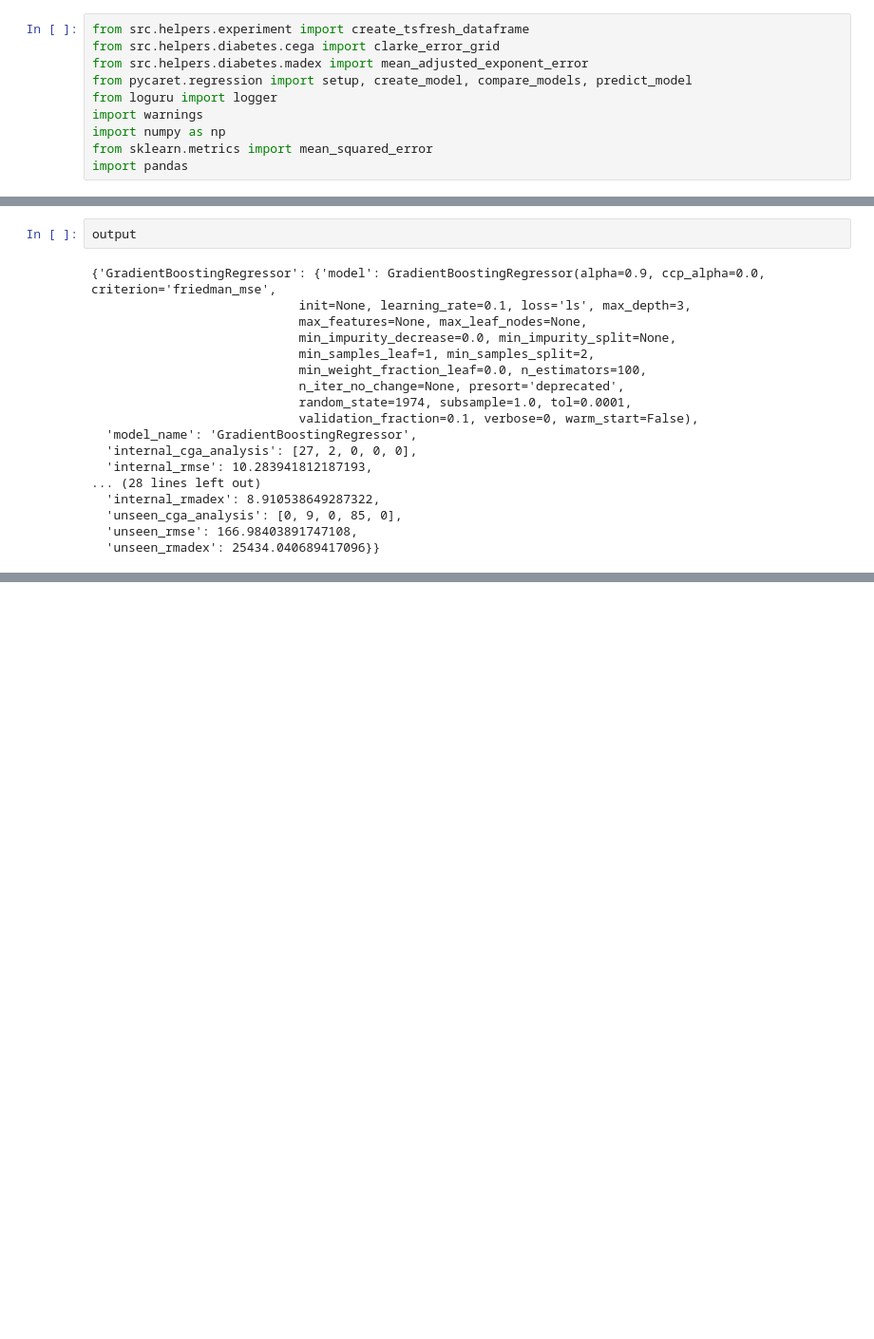
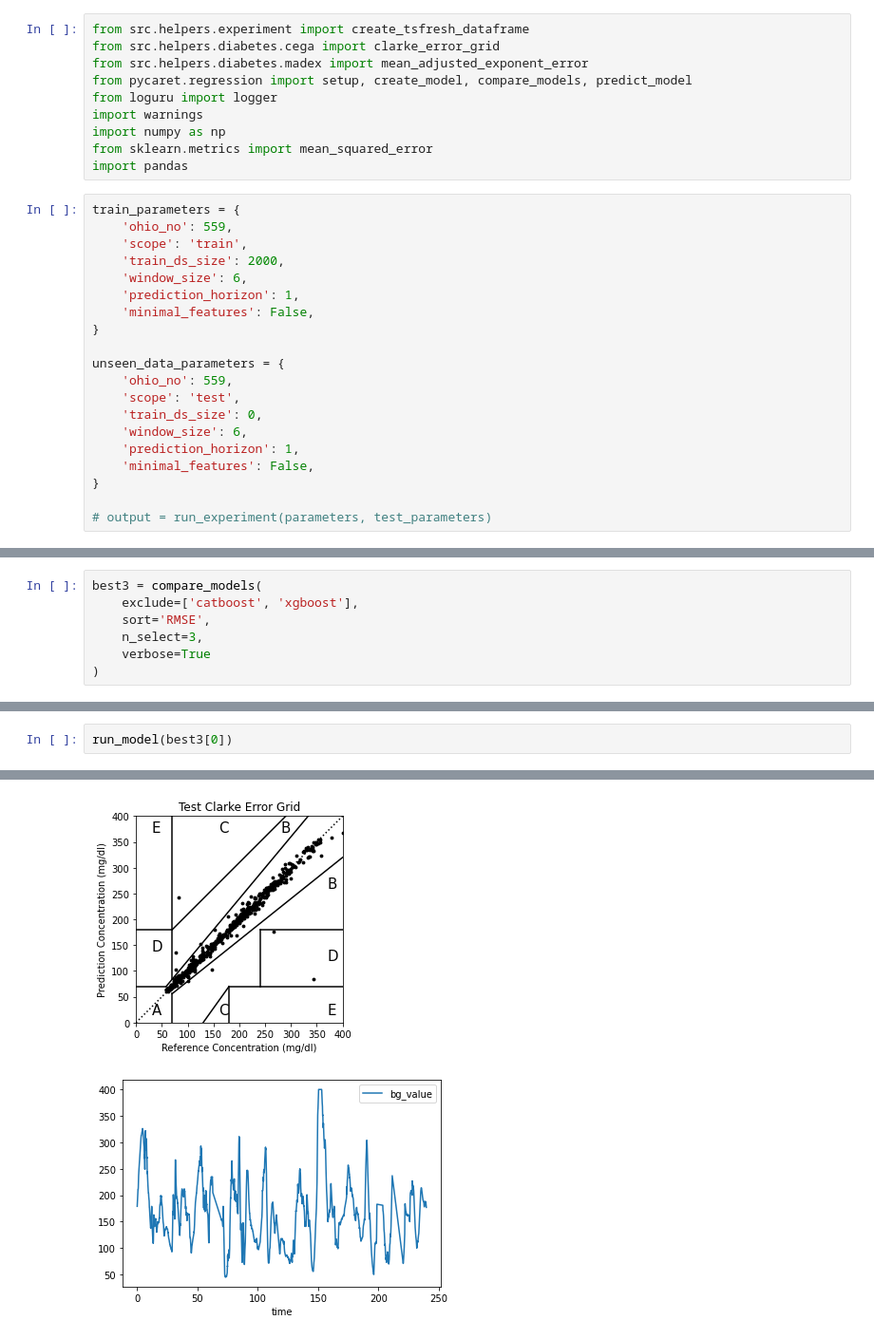
Before and after one commit to spitoglou/diabetes, a Jupyter notebook: run_experiment.ipynb, the cells around one changed output, grey strips where cells are left out. Shown at 95% size. Cells and saved outputs as stored; diff of their text form; blank space fills up the shorter version.

Commit message:
Progress in experiment notebook

```diff
--- a/run_experiment.ipynb
+++ b/run_experiment.ipynb
@@ -8,3 +8,23 @@ import warnings
 import numpy as np
 from sklearn.metrics import mean_squared_error
 import pandas
+# %%
+train_parameters = {
+    'ohio_no': 559,
+    'scope': 'train',
+    'train_ds_size': 2000,
+    'window_size': 6,
+    'prediction_horizon': 1,
+    'minimal_features': False,
+}
+
+unseen_data_parameters = {
+    'ohio_no': 559,
+    'scope': 'test',
+    'train_ds_size': 0,
+    'window_size': 6,
+    'prediction_horizon': 1,
+    'minimal_features': False,
+}
+
+# output = run_experiment(parameters, test_parameters)
@@ -10,0 +67,7 @@ import pandas
+# %%
+best3 = compare_models(
+    exclude=['catboost', 'xgboost'],
+    sort='RMSE',
+    n_select=3,
+    verbose=True
+)
@@ -156,20 +146,3 @@ Setup Succesfully Completed!
-# %%
-output
-# %% [output]
-{'GradientBoostingRegressor': {'model': GradientBoostingRegressor(alpha=0.9, ccp_alpha=0.0, criterion='friedman_mse',
-                            init=None, learning_rate=0.1, loss='ls', max_depth=3,
-                            max_features=None, max_leaf_nodes=None,
-                            min_impurity_decrease=0.0, min_impurity_split=None,
-                            min_samples_leaf=1, min_samples_split=2,
-                            min_weight_fraction_leaf=0.0, n_estimators=100,
-                            n_iter_no_change=None, presort='deprecated',
-                            random_state=1974, subsample=1.0, tol=0.0001,
-                            validation_fraction=0.1, verbose=0, warm_start=False),
-  'model_name': 'GradientBoostingRegressor',
-  'internal_cga_analysis': [27, 2, 0, 0, 0],
-  'internal_rmse': 10.283941812187193,
-... (28 lines left out)
-  'internal_rmadex': 8.910538649287322,
-  'unseen_cga_analysis': [0, 9, 0, 85, 0],
-  'unseen_rmse': 166.98403891747108,
-  'unseen_rmadex': 25434.040689417096}}
+# %%
+run_model(best3[0])
+# %% [output]
@@ -175,0 +167,2 @@ output
+[figure, added]
+[figure, added]
```
Also changed, not shown: parts of 12 cells of this notebook.
